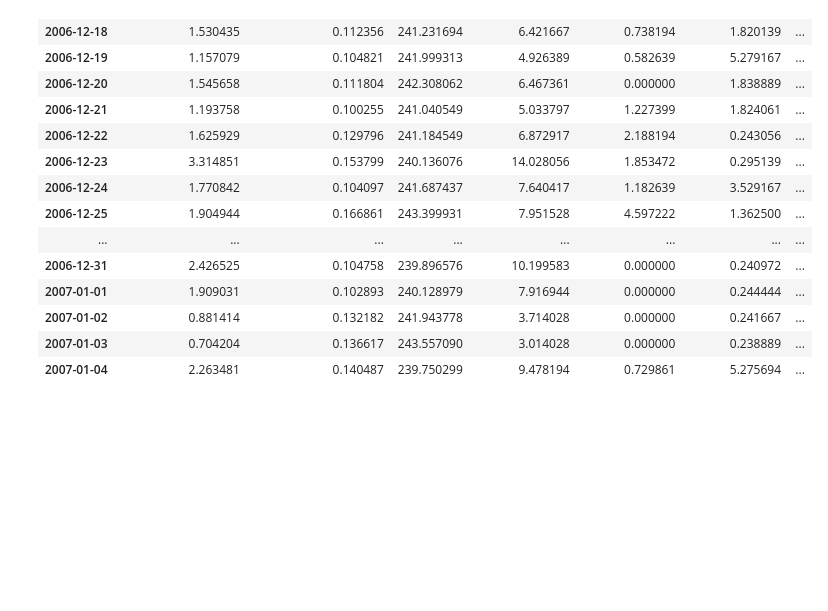
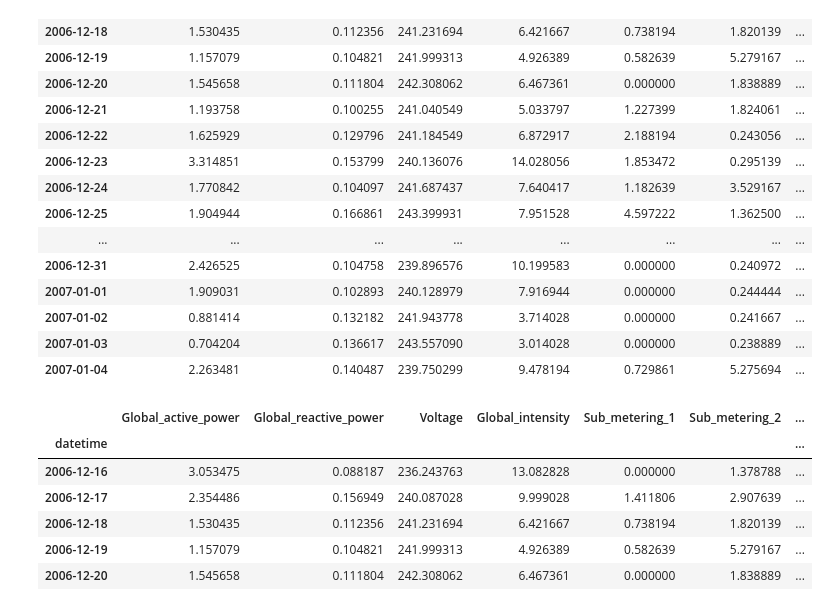
Before and after one commit to NarendarB0152/SmartWattAIProject2, a Jupyter notebook: HouseHold_Energy_Consumption.ipynb, the cells around one changed output. Drawn from its saved outputs; the diff is of its cells as text; code cells hidden in the pictures; blank space fills up the shorter version.

```diff
--- a/HouseHold_Energy_Consumption.ipynb
+++ b/HouseHold_Energy_Consumption.ipynb
@@ -167,0 +173,11 @@ if not os.path.exists('models'):
+# %%
+daily_df['target']=daily_df['Global_active_power'].shift(-1)
+daily_df.head()
+# %% [output]
+|  | Global_active_power | Global_reactive_power | Voltage | Global_intensity | Sub_metering_1 | Sub_metering_2 | ... |
+| datetime |  |  |  |  |  |  | ... |
+| 2006-12-16 | 3.053475 | 0.088187 | 236.243763 | 13.082828 | 0.000000 | 1.378788 | ... |
+| 2006-12-17 | 2.354486 | 0.156949 | 240.087028 | 9.999028 | 1.411806 | 2.907639 | ... |
+| 2006-12-18 | 1.530435 | 0.112356 | 241.231694 | 6.421667 | 0.738194 | 1.820139 | ... |
+| 2006-12-19 | 1.157079 | 0.104821 | 241.999313 | 4.926389 | 0.582639 | 5.279167 | ... |
+| 2006-12-20 | 1.545658 | 0.111804 | 242.308062 | 6.467361 | 0.000000 | 1.838889 | ... |
```
Also changed, not shown: parts of 10 cells of this notebook.
